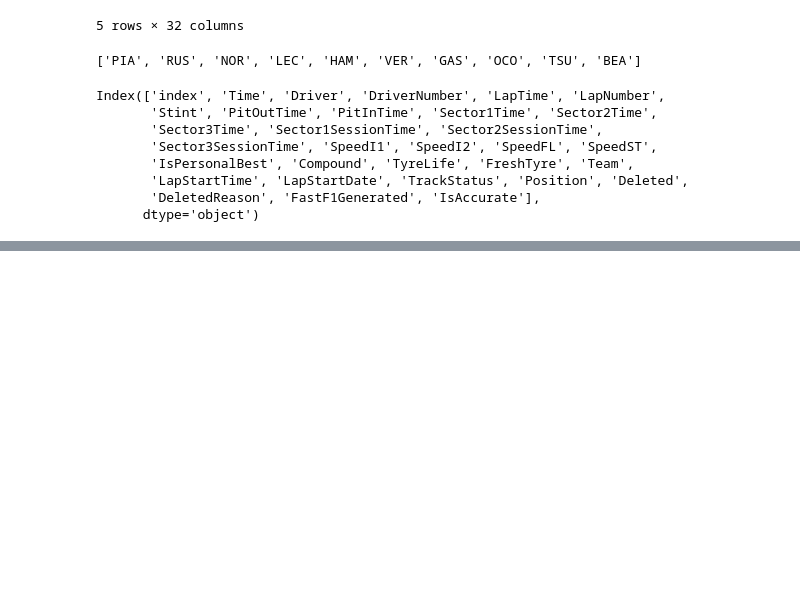
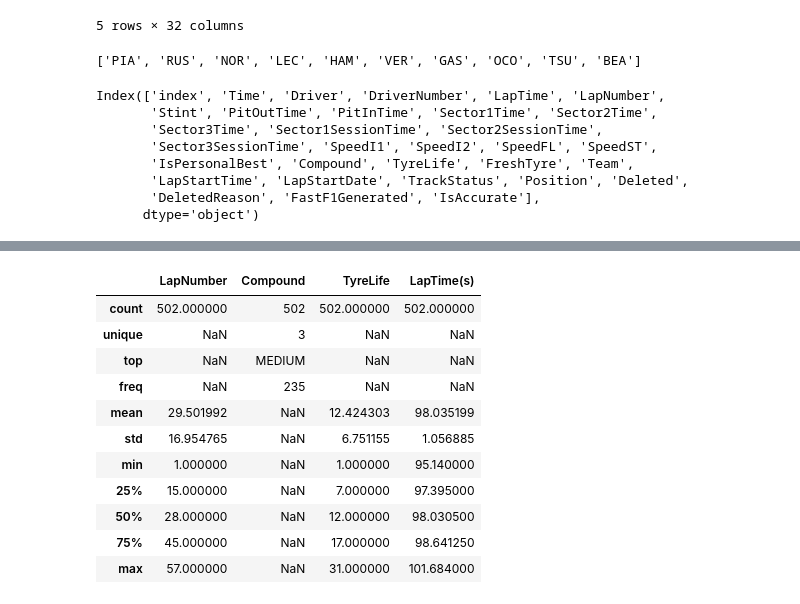
Before and after one commit to shafnybuilds/real-time-f1-strategy-advisor, a Jupyter notebook: notebooks/data_exploration_and_EDA.ipynb, the cells around one changed output, grey strips where cells are left out. Cells and saved outputs as stored; diff of their text form; code cells hidden in the pictures; blank space fills up the shorter version.

```diff
--- a/notebooks/data_exploration_and_EDA.ipynb
+++ b/notebooks/data_exploration_and_EDA.ipynb
@@ -106,0 +139,16 @@ plt.show()
+# %%
+# basic statistical summary
+features_df.describe(include='all')
+# %% [output]
+|  | LapNumber | Compound | TyreLife | LapTime(s) |
+| count | 502.000000 | 502 | 502.000000 | 502.000000 |
+| unique | NaN | 3 | NaN | NaN |
+| top | NaN | MEDIUM | NaN | NaN |
+| freq | NaN | 235 | NaN | NaN |
+| mean | 29.501992 | NaN | 12.424303 | 98.035199 |
+| std | 16.954765 | NaN | 6.751155 | 1.056885 |
+| min | 1.000000 | NaN | 1.000000 | 95.140000 |
+| 25% | 15.000000 | NaN | 7.000000 | 97.395000 |
+| 50% | 28.000000 | NaN | 12.000000 | 98.030500 |
+| 75% | 45.000000 | NaN | 17.000000 | 98.641250 |
+| max | 57.000000 | NaN | 31.000000 | 101.684000 |
```
Also changed, not shown: parts of 12 cells of this notebook, 1 other file.
